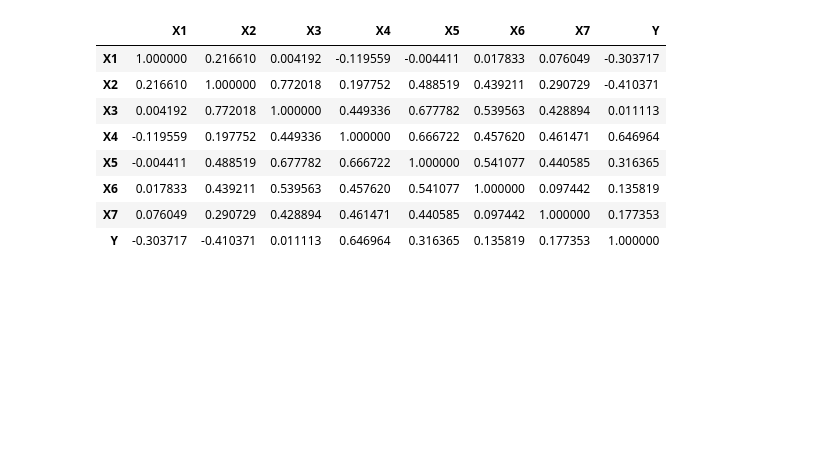
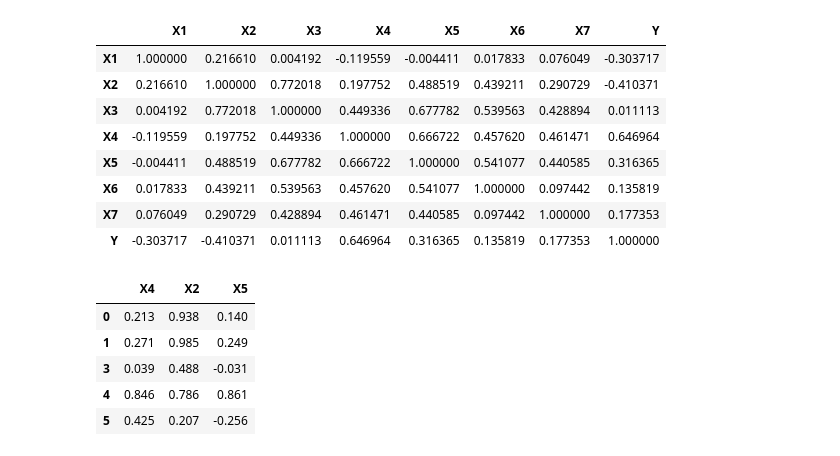
Before and after one commit to romaricoflores/bida406-predictive-analytics, a Jupyter notebook: week2/week2-notes.ipynb, the cells around one changed output. Saved outputs shown, nothing was run; the diff lists cells and outputs as text; code cells hidden in the pictures; blank space fills up the shorter version.

```diff
--- a/week2/week2-notes.ipynb
+++ b/week2/week2-notes.ipynb
@@ -221,3 +221,13 @@ df_drop.corr()
 | X6 | 0.017833 | 0.439211 | 0.539563 | 0.457620 | 0.541077 | 1.000000 | 0.097442 | 0.135819 |
 | X7 | 0.076049 | 0.290729 | 0.428894 | 0.461471 | 0.440585 | 0.097442 | 1.000000 | 0.177353 |
 | Y | -0.303717 | -0.410371 | 0.011113 | 0.646964 | 0.316365 | 0.135819 | 0.177353 | 1.000000 |
+# %%
+df_input = df_drop[["X4", "X2", "X5"]]
+df_input.head()
+# %% [output]
+|  | X4 | X2 | X5 |
+| 0 | 0.213 | 0.938 | 0.140 |
+| 1 | 0.271 | 0.985 | 0.249 |
+| 3 | 0.039 | 0.488 | -0.031 |
+| 4 | 0.846 | 0.786 | 0.861 |
+| 5 | 0.425 | 0.207 | -0.256 |
```
Also changed, not shown: parts of 6 cells of this notebook, 1 other file.
